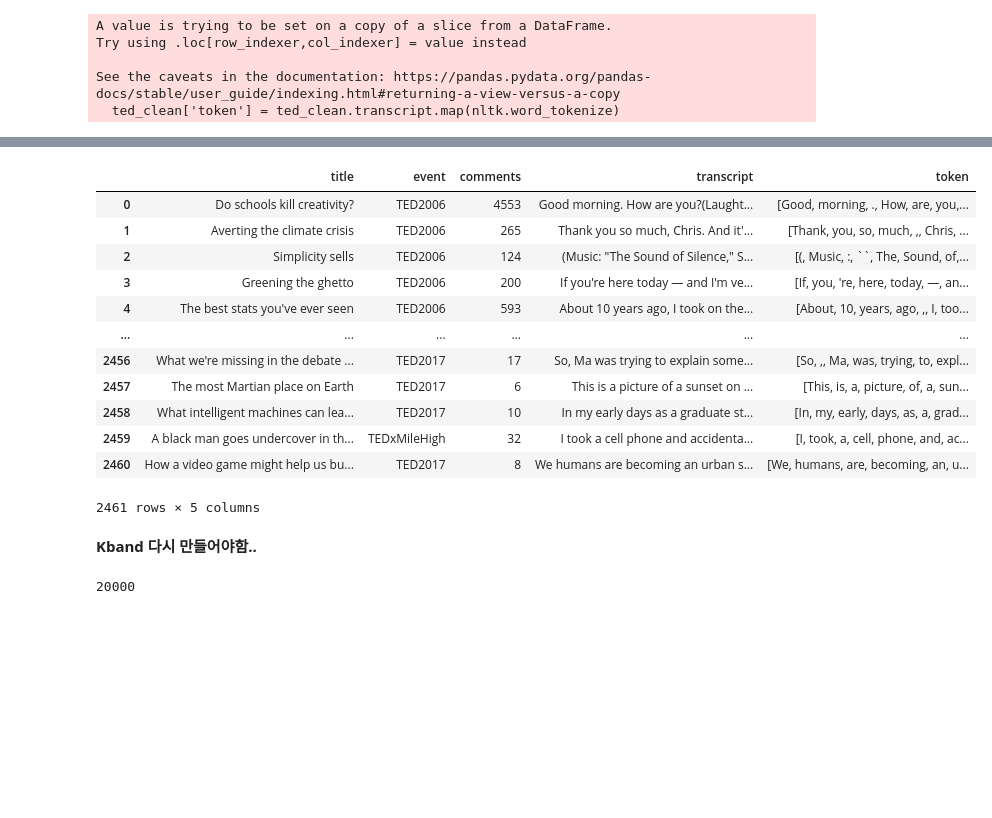
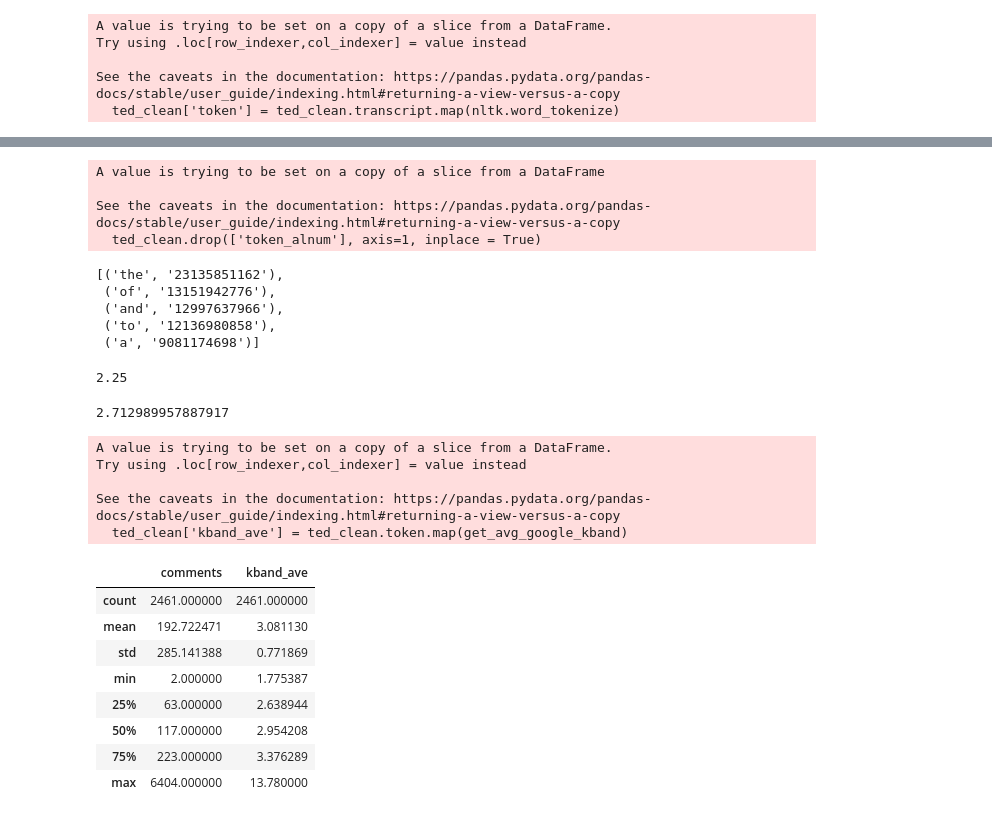
Before and after one commit to Data-Science-for-Linguists-2023/TED-Talk-Rating-Analysis, a Jupyter notebook: code/code1.ipynb, the cells around one changed output, grey strips where cells are left out. Cells and saved outputs as stored; diff of their text form; code cells hidden in the pictures; blank space fills up the shorter version.

Commit message:
working on kband

```diff
--- a/code/code1.ipynb
+++ b/code/code1.ipynb
@@ -86,18 +96,56 @@ See the caveats in the documentation: https://pandas.pydata.org/pandas-docs/stab
+# %%
+ted_clean.drop(['token_alnum'], axis=1, inplace = True)
+# %% [output]
+A value is trying to be set on a copy of a slice from a DataFrame
+
+See the caveats in the documentation: https://pandas.pydata.org/pandas-docs/stable/user_guide/indexing.html#returning-a-view-versus-a-copy
+  ted_clean.drop(['token_alnum'], axis=1, inplace = True)
+# %%
+# make kband for the transcript analysis
+flines = open("C://Users//82102//Desktop//program//2022 fall//LING 2231//count_1w.txt").readlines()
+google_1gram_tup = [tuple(line.split()) for line in flines]
+google_1gram_rank = {word:index+1 for (index,(word, count)) in enumerate(google_1gram_tup)}
+# %% [output]
+[('the', '23135851162'),
+ ('of', '13151942776'),
+ ('and', '12997637966'),
+ ('to', '12136980858'),
+ ('a', '9081174698')]
+# %%
+def get_avg_google_kband(toks):
+    kbands = []
+    for t in toks:
+        if t.lower() in google_1gram_rank:
+           grank = google_1gram_rank[t.lower()]
+           if grank <= 100000:
+               kband = math.floor(grank/1000)+1
+               kbands.append(kband)
+    return np.mean(kbands)
+# %%
+print(get_avg_google_kband('I am very tired'.split()))
+# %% [output]
+2.25
+# %%
+get_avg_google_kband(ted_clean.token[0])
+# %% [output]
+2.712989957887917
+# %%
+ted_clean['kband_ave'] = ted_clean.token.map(get_avg_google_kband)
+# %% [output]
+A value is trying to be set on a copy of a slice from a DataFrame.
+Try using .loc[row_indexer,col_indexer] = value instead
+
+See the caveats in the documentation: https://pandas.pydata.org/pandas-docs/stable/user_guide/indexing.html#returning-a-view-versus-a-copy
+  ted_clean['kband_ave'] = ted_clean.token.map(get_avg_google_kband)
 # %%
-ted_clean
+ted_clean.describe()
 # %% [output]
-|  | title | event | comments | transcript | token |
-| 0 | Do schools kill creativity? | TED2006 | 4553 | Good morning. How are you?(Laught... | [Good, morning, ., How, are, you,... |
-| 1 | Averting the climate crisis | TED2006 | 265 | Thank you so much, Chris. And it'... | [Thank, you, so, much, ,, Chris, ... |
-| 2 | Simplicity sells | TED2006 | 124 | (Music: "The Sound of Silence," S... | [(, Music, :, ``, The, Sound, of,... |
-| 3 | Greening the ghetto | TED2006 | 200 | If you're here today — and I'm ve... | [If, you, 're, here, today, —, an... |
-| 4 | The best stats you've ever seen | TED2006 | 593 | About 10 years ago, I took on the... | [About, 10, years, ago, ,, I, too... |
-| ... | ... | ... | ... | ... | ... |
-| 2456 | What we're missing in the debate ... | TED2017 | 17 | So, Ma was trying to explain some... | [So, ,, Ma, was, trying, to, expl... |
-| 2457 | The most Martian place on Earth | TED2017 | 6 | This is a picture of a sunset on ... | [This, is, a, picture, of, a, sun... |
-| 2458 | What intelligent machines can lea... | TED2017 | 10 | In my early days as a graduate st... | [In, my, early, days, as, a, grad... |
-| 2459 | A black man goes undercover in th... | TEDxMileHigh | 32 | I took a cell phone and accidenta... | [I, took, a, cell, phone, and, ac... |
-| 2460 | How a video game might help us bu... | TED2017 | 8 | We humans are becoming an urban s... | [We, humans, are, becoming, an, u... |
+|  | comments | kband_ave |
+| count | 2461.000000 | 2461.000000 |
+| mean | 192.722471 | 3.081130 |
+| std | 285.141388 | 0.771869 |
+| min | 2.000000 | 1.775387 |
+| 25% | 63.000000 | 2.638944 |
+| 50% | 117.000000 | 2.954208 |
+| 75% | 223.000000 | 3.376289 |
+| max | 6404.000000 | 13.780000 |
-2461 rows × 5 columns
-# %% [markdown]
-**Kband 다시 만들어야함..**
@@ -108,6 +151,0 @@ f.close()
-# %%
-for i in ted_clean['token']:
-    for j in i:
-        kband[j]
-# %% [output]
-20000
```
Also changed, not shown: parts of 10 cells of this notebook.
